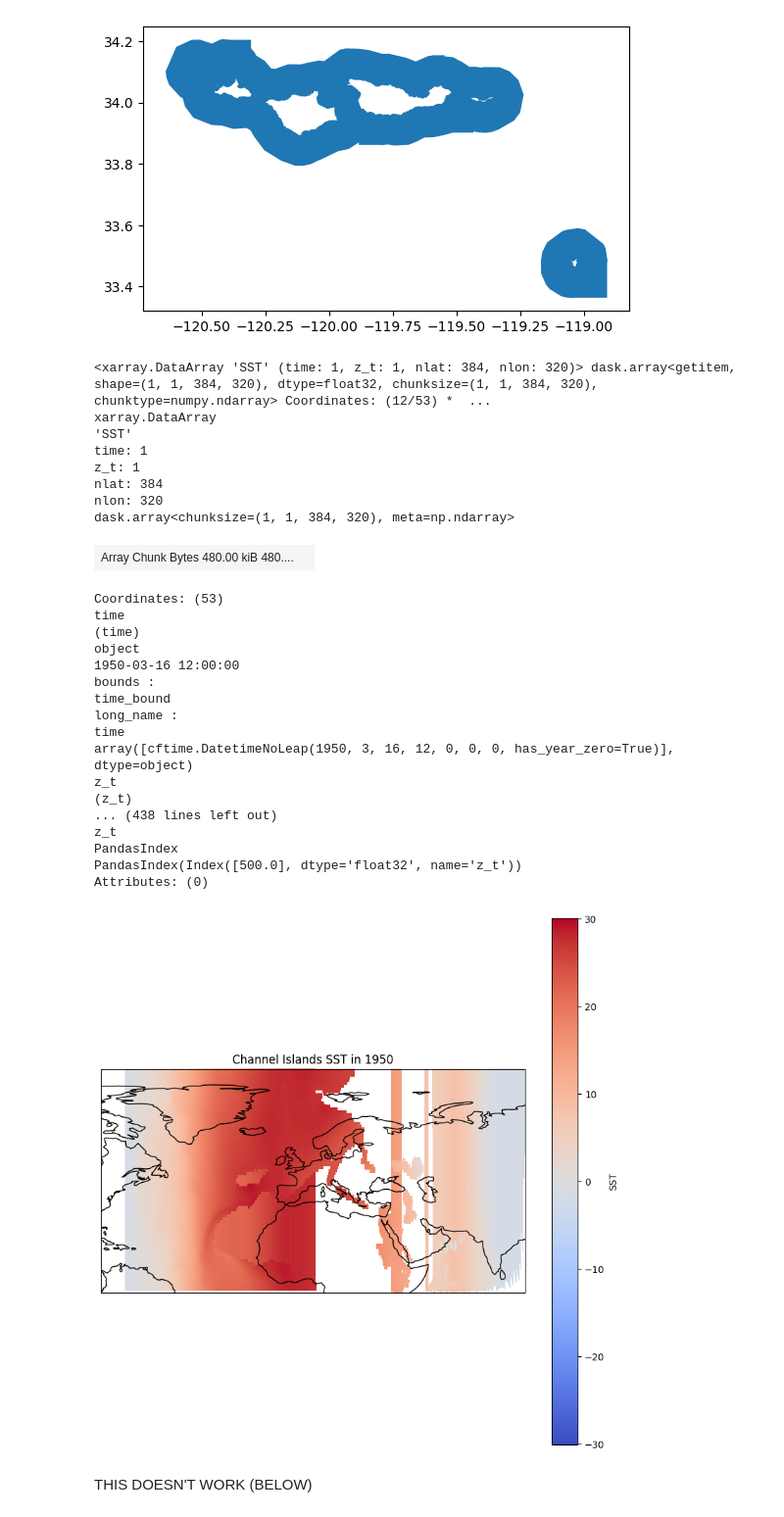
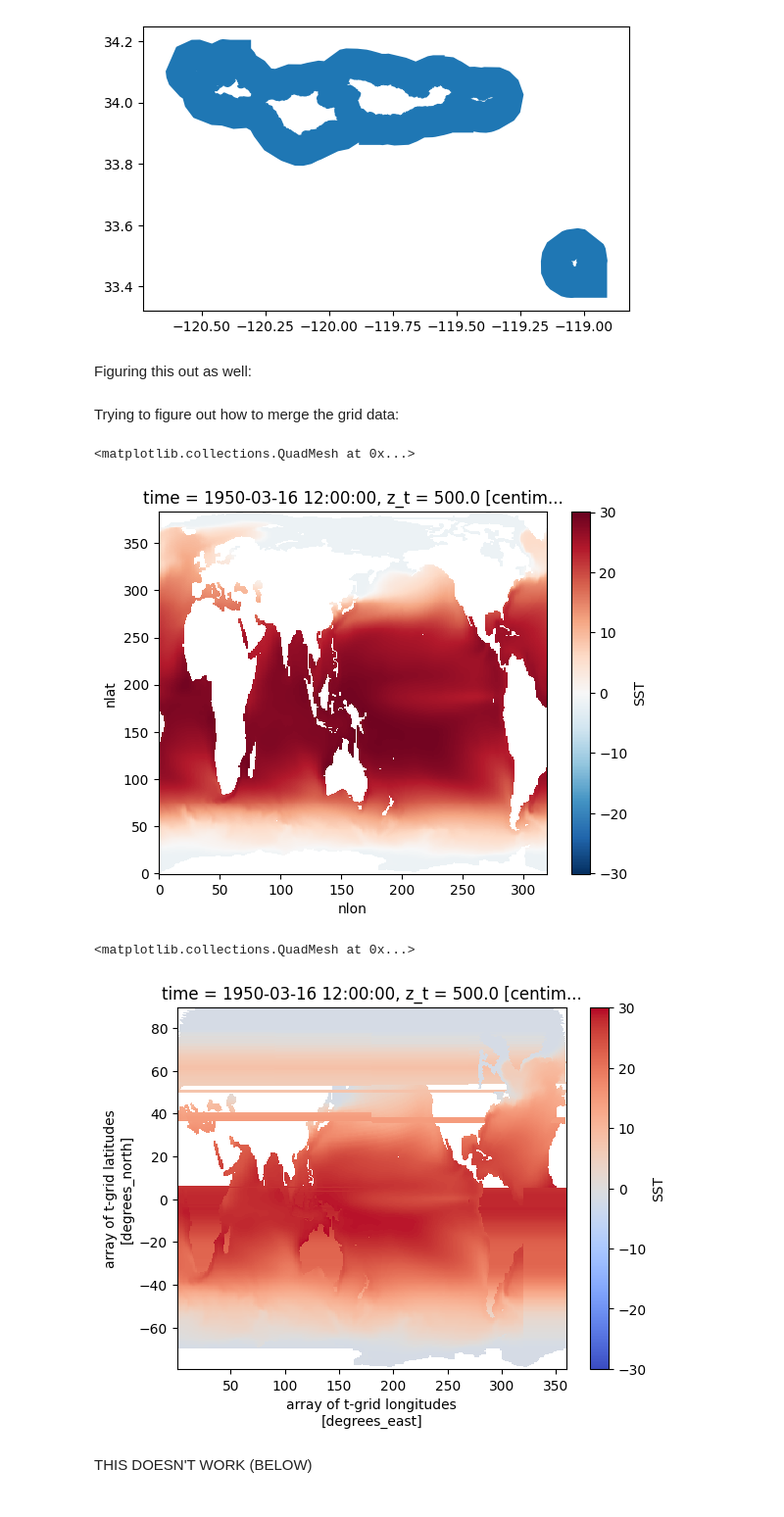
Before and after one commit to olleholt/toolkit, a Jupyter notebook: test_notebooks/Diana-scratch.ipynb, the cells around one changed output. Shown: that part at 98% size. Drawn from its saved outputs; the diff is of its cells as text; code cells hidden in the pictures.

```diff
--- a/test_notebooks/Diana-scratch.ipynb
+++ b/test_notebooks/Diana-scratch.ipynb
@@ -168,6 +175,8 @@ cinms_shape.plot()
 # %% [output]
 <Axes: >
 [figure]
+# %% [markdown]
+Figuring this out as well:
 # %%
 #I want to plot sst on a plot with my cinms shape file
 #fig, ax = plt.subplots(figsize=(10, 10), subplot_kw={"projection": ccrs.PlateCarree()})
@@ -181,6 +190,8 @@ cinms_shape.plot()
 # Get file containing lat/lon grid information: s3://ncar-cesm-lens/ocn/static/grid.zarr
 fs = s3fs.S3FileSystem(anon=True)
 grid = xr.open_zarr(fs.get_mapper(grid_url), consolidated=True)
+# %% [markdown]
+Trying to figure out how to merge the grid data:
 # %%
 #subset tlat and tlong
 grid_sub = grid[['TLAT' , 'TLONG']]
@@ -194,56 +205,20 @@ ds_20C_mean
 
 test_5 = ds_20C_mean.SST.sel(time=slice("1920", "2000"))
 
-test_1950_5 = test_5.sel(time='1950-03')
+#test_1950_5 = test_5.sel(time='1950-03')
 
-# test_1950_5.squeeze().plot()
-test_1950_5
+test_1950_5.squeeze().plot()
 # %% [output]
-<xarray.DataArray 'SST' (time: 1, z_t: 1, nlat: 384, nlon: 320)> dask.array<getitem, shape=(1, 1, 384, 320), dtype=float32, chunksize=(1, 1, 384, 320), chunktype=numpy.ndarray> Coordinates: (12/53) *  ...
-xarray.DataArray
-'SST'
-time: 1
-z_t: 1
-nlat: 384
-nlon: 320
-dask.array<chunksize=(1, 1, 384, 320), meta=np.ndarray>
+<matplotlib.collections.QuadMesh at 0x...>
-| Array Chunk Bytes 480.00 kiB 480.... |  |
-Coordinates: (53)
-time
-(time)
-object
-1950-03-16 12:00:00
-bounds :
-time_bound
-long_name :
-time
-array([cftime.DatetimeNoLeap(1950, 3, 16, 12, 0, 0, 0, has_year_zero=True)], dtype=object)
-z_t
-(z_t)
-... (438 lines left out)
-z_t
-PandasIndex
-PandasIndex(Index([500.0], dtype='float32', name='z_t'))
-Attributes: (0)
+[figure, added]
 # %%
 #lets plot the TLAT and TLONG instead of the nlat and lon
-#Lets specify sst temperature
-#this correctly prints it out
-#test_1950_5.plot(x = 'TLONG', y = 'TLAT', cmap='coolwarm')
 
-#lets clean up that plot
-fig = plt.figure(figsize=[10, 10])
-ax = plt.axes(projection=ccrs.PlateCarree())
-ax.coastlines()
-#Lets move the map to focus on southern california
-#lets make this smaller
-#ax.set_extent([230,250, 20, 40])
-#Lets index TLAT and TLONG
-test_1950_5.plot(x = "TLAT", y = "TLONG", cmap = "coolwarm") #EDIT THE COLOR MAP HERE
-plt.title('Channel Islands SST in 1950')
-plt.show()
+#this is mapping the channel islands
+test_1950_5.plot(x = 'TLONG', y = 'TLAT', cmap='coolwarm')
 # %% [output]
+<matplotlib.collections.QuadMesh at 0x...>
-[figure, old version]
+[figure, new version]
 # %% [markdown]
 THIS DOESN'T WORK (BELOW)
 # %%
```
Also changed, not shown: parts of 8 cells of this notebook, 1 other file.
